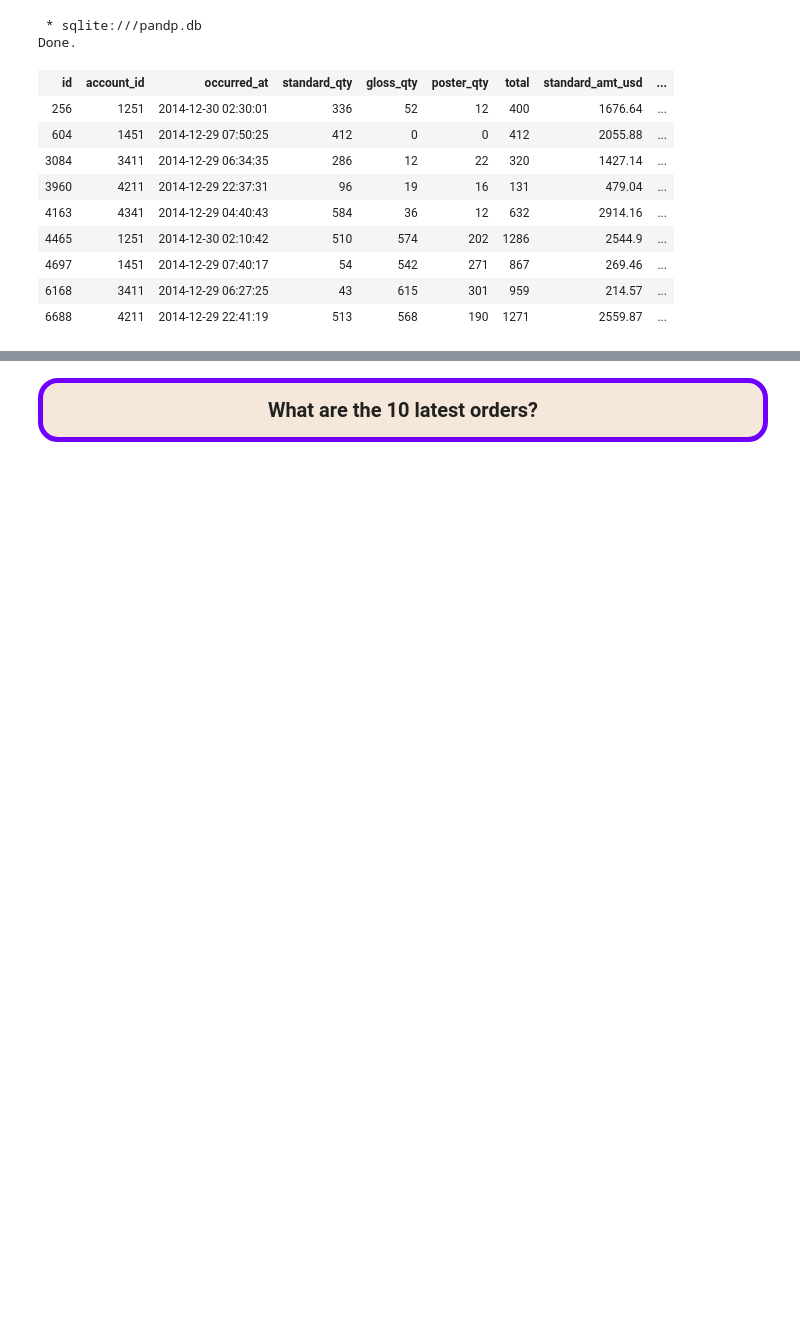
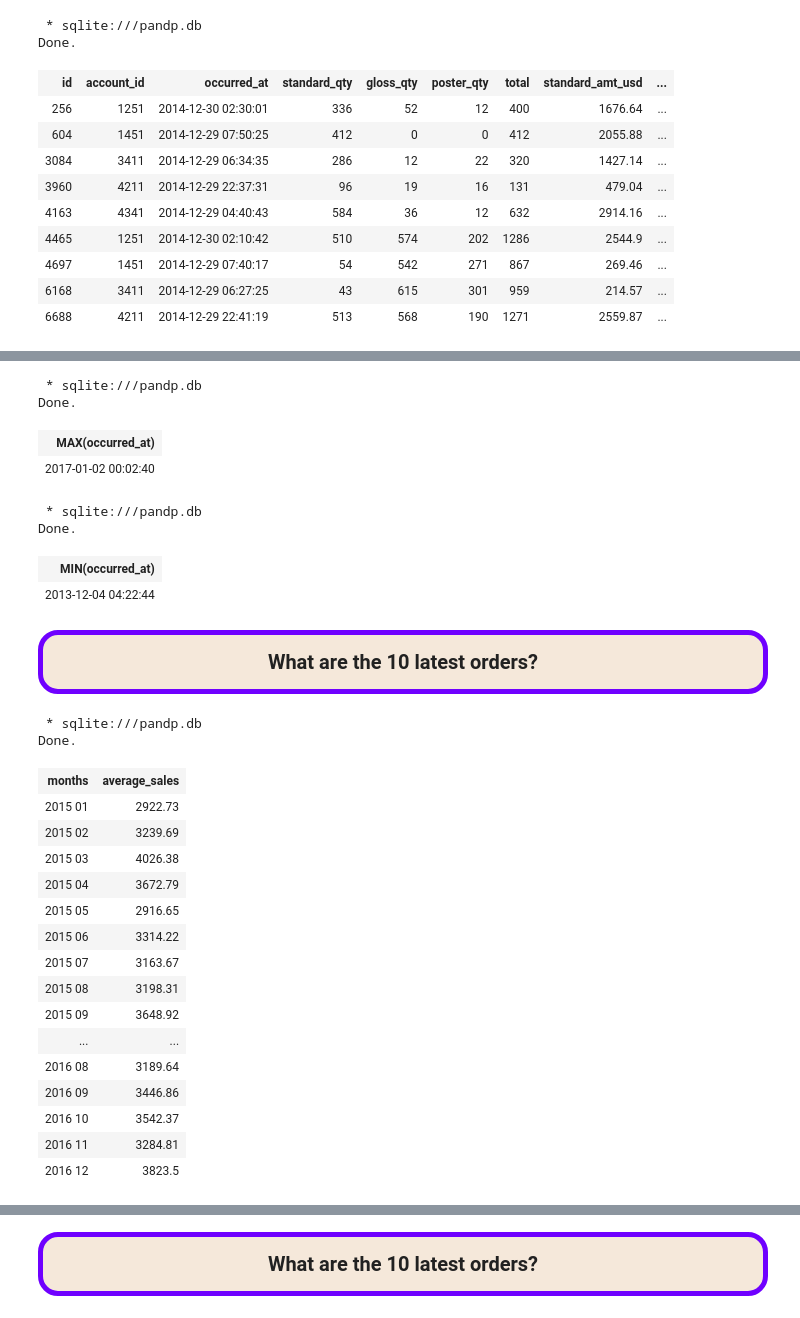
Before and after one commit to BuhariS/Interrogation-of-the-Parch-Posey-Database, a Jupyter notebook: Interrogation of the Parch & Posey Database.ipynb, the cells around one changed output, grey strips where cells are left out. Drawn from its saved outputs; the diff is of its cells as text; code cells hidden in the pictures; blank space fills up the shorter version.

```diff
--- a/Interrogation of the Parch & Posey Database.ipynb
+++ b/Interrogation of the Parch & Posey Database.ipynb
@@ -208,0 +370,48 @@ Done.
+# %%
+%%sql
+SELECT MAX(occurred_at)
+FROM orders
+# %% [output]
+ * sqlite:///pandp.db
+Done.
+| MAX(occurred_at) |
+| 2017-01-02 00:02:40 |
+# %%
+%%sql
+SELECT MIN(occurred_at)
+FROM orders
+# %% [output]
+ * sqlite:///pandp.db
+Done.
+| MIN(occurred_at) |
+| 2013-12-04 04:22:44 |
+# %% [markdown]
+<div style="border: 5px solid #6f00ff;
+    border-radius: 20px; text-align: center; font-size: 20px; font-family: 'Merriweather'; padding: 16px 0; background-color: #F5E8DA">
+  <b>What are the 10 latest orders?<b>
+</div>
+# %%
+%%sql
+SELECT strftime('%Y %m', occurred_at) months, ROUND(AVG(total_amt_usd), 2) average_sales
+FROM orders
+WHERE occurred_at LIKE '2015%' OR occurred_at LIKE '2016%'
+GROUP BY 1
+# %% [output]
+ * sqlite:///pandp.db
+Done.
+| months | average_sales |
+| 2015 01 | 2922.73 |
+| 2015 02 | 3239.69 |
+| 2015 03 | 4026.38 |
+| 2015 04 | 3672.79 |
+| 2015 05 | 2916.65 |
+| 2015 06 | 3314.22 |
+| 2015 07 | 3163.67 |
+| 2015 08 | 3198.31 |
+| 2015 09 | 3648.92 |
+| ... | ... |
+| 2016 08 | 3189.64 |
+| 2016 09 | 3446.86 |
+| 2016 10 | 3542.37 |
+| 2016 11 | 3284.81 |
+| 2016 12 | 3823.5 |
```
Also changed, not shown: parts of 22 cells of this notebook.
